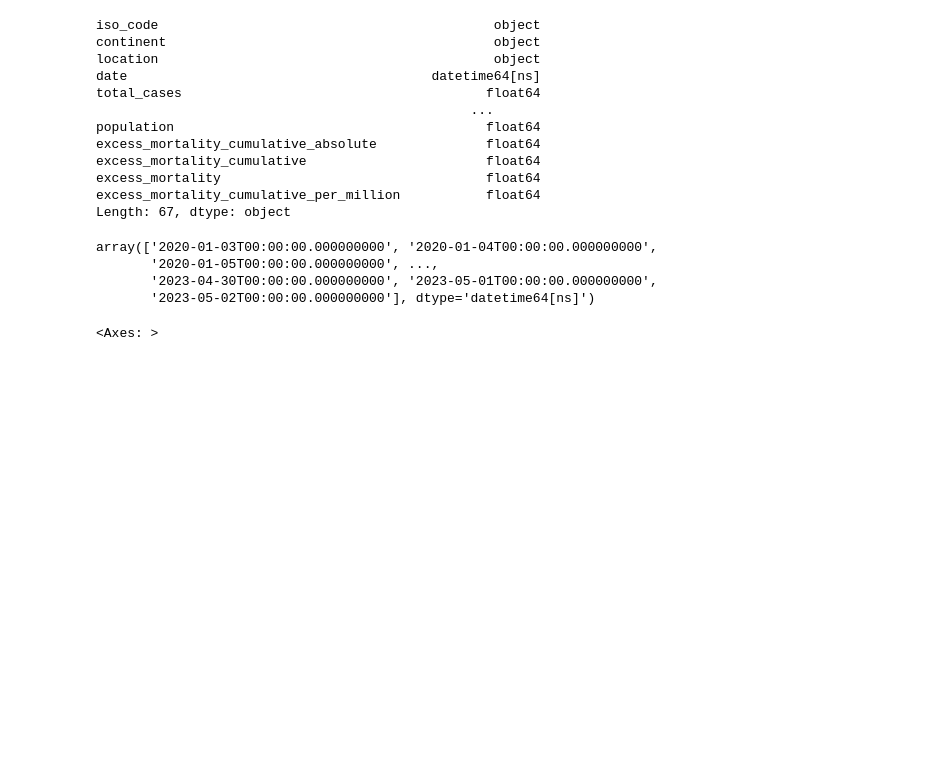
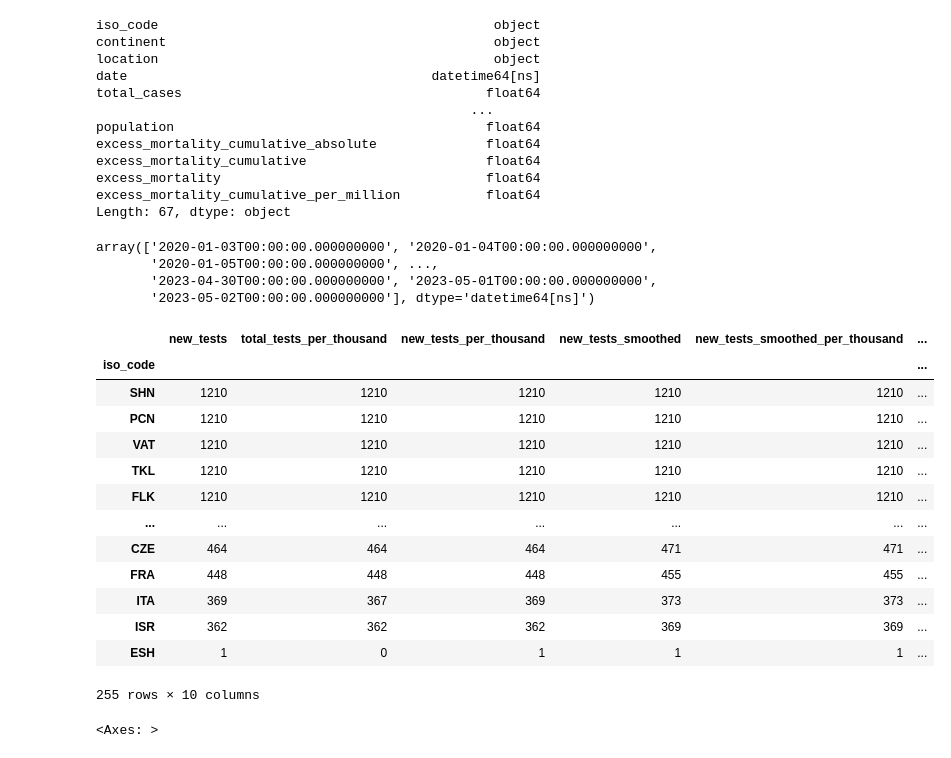
Before and after one commit to f-krause/veda_23_covid_dashboard, a Jupyter notebook: EDA.ipynb, the cells around one changed output. Drawn from its saved outputs; the diff is of its cells as text; code cells hidden in the pictures; blank space fills up the shorter version.

```diff
--- a/EDA.ipynb
+++ b/EDA.ipynb
@@ -62,6 +79,27 @@ array(['2020-01-03T00:00:00.000000000', '2020-01-04T00:00:00.000000000',
        '2020-01-05T00:00:00.000000000', ...,
        '2023-04-30T00:00:00.000000000', '2023-05-01T00:00:00.000000000',
        '2023-05-02T00:00:00.000000000'], dtype='datetime64[ns]')
+# %%
+temp = df.isna()
+temp["iso_code"] = df.iso_code
+temp = temp.groupby(by="iso_code").sum()
+temp["totalNA"] = temp.sum(axis=1)
+temp.sort_values(ascending=False, by="totalNA").iloc[:,25:35]
+# %% [output]
+|  | new_tests | total_tests_per_thousand | new_tests_per_thousand | new_tests_smoothed | new_tests_smoothed_per_thousand | ... |
+| iso_code |  |  |  |  |  | ... |
+| SHN | 1210 | 1210 | 1210 | 1210 | 1210 | ... |
+| PCN | 1210 | 1210 | 1210 | 1210 | 1210 | ... |
+| VAT | 1210 | 1210 | 1210 | 1210 | 1210 | ... |
+| TKL | 1210 | 1210 | 1210 | 1210 | 1210 | ... |
+| FLK | 1210 | 1210 | 1210 | 1210 | 1210 | ... |
+| ... | ... | ... | ... | ... | ... | ... |
+| CZE | 464 | 464 | 464 | 471 | 471 | ... |
+| FRA | 448 | 448 | 448 | 455 | 455 | ... |
+| ITA | 369 | 367 | 369 | 373 | 373 | ... |
+| ISR | 362 | 362 | 362 | 369 | 369 | ... |
+| ESH | 1 | 0 | 1 | 1 | 1 | ... |
+255 rows × 10 columns
 # %%
 df.isna().sum().sort_values(ascending=False)[0:20].plot.bar()
 # %% [output]
```
Also changed, not shown: parts of 1 cell of this notebook.
